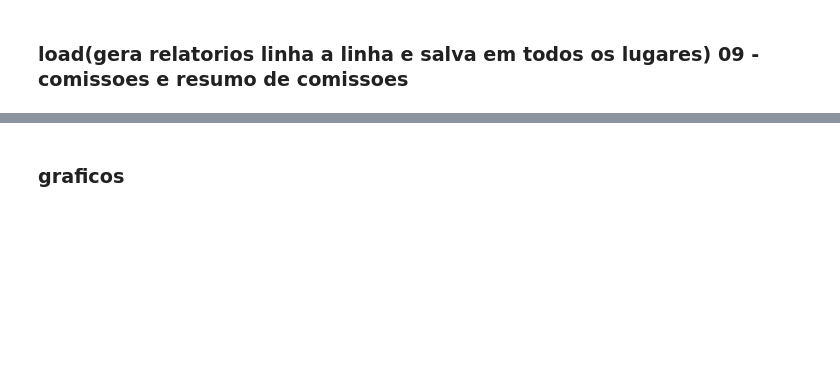
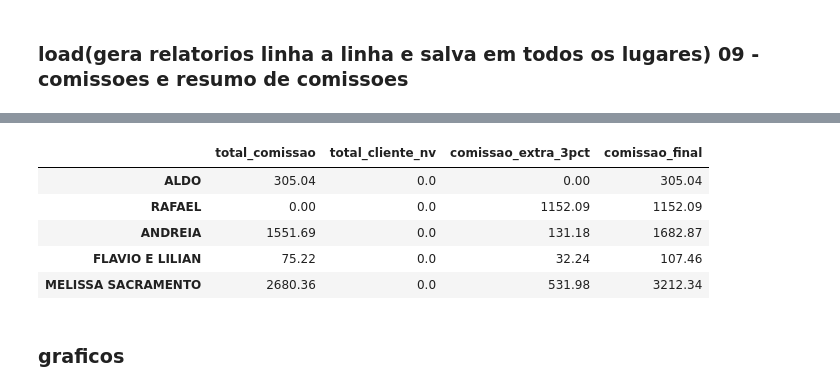
Before and after one commit to kauebdev/Relatorios_faturamento_Masquerade, a Jupyter notebook: Notebooks/main.ipynb, the cells around one changed output, grey strips where cells are left out. Saved outputs shown, nothing was run; the diff lists cells and outputs as text; code cells hidden in the pictures; blank space fills up the shorter version.

```diff
--- a/Notebooks/main.ipynb
+++ b/Notebooks/main.ipynb
@@ -688,5 +690,14 @@ for vendedor in df_detalhes['Nm Vendedor'].unique() :
     linha += 2
 
 workbook.close()
+# %%
+resumo_supervisor
+# %% [output]
+|  | total_comissao | total_cliente_nv | comissao_extra_3pct | comissao_final |
+| ALDO | 305.04 | 0.0 | 0.00 | 305.04 |
+| RAFAEL | 0.00 | 0.0 | 1152.09 | 1152.09 |
+| ANDREIA | 1551.69 | 0.0 | 131.18 | 1682.87 |
+| FLAVIO E LILIAN | 75.22 | 0.0 | 32.24 | 107.46 |
+| MELISSA SACRAMENTO | 2680.36 | 0.0 | 531.98 | 3212.34 |
 # %% [markdown]
 ### graficos
```
Also changed, not shown: parts of 8 cells of this notebook, 5 other files.
